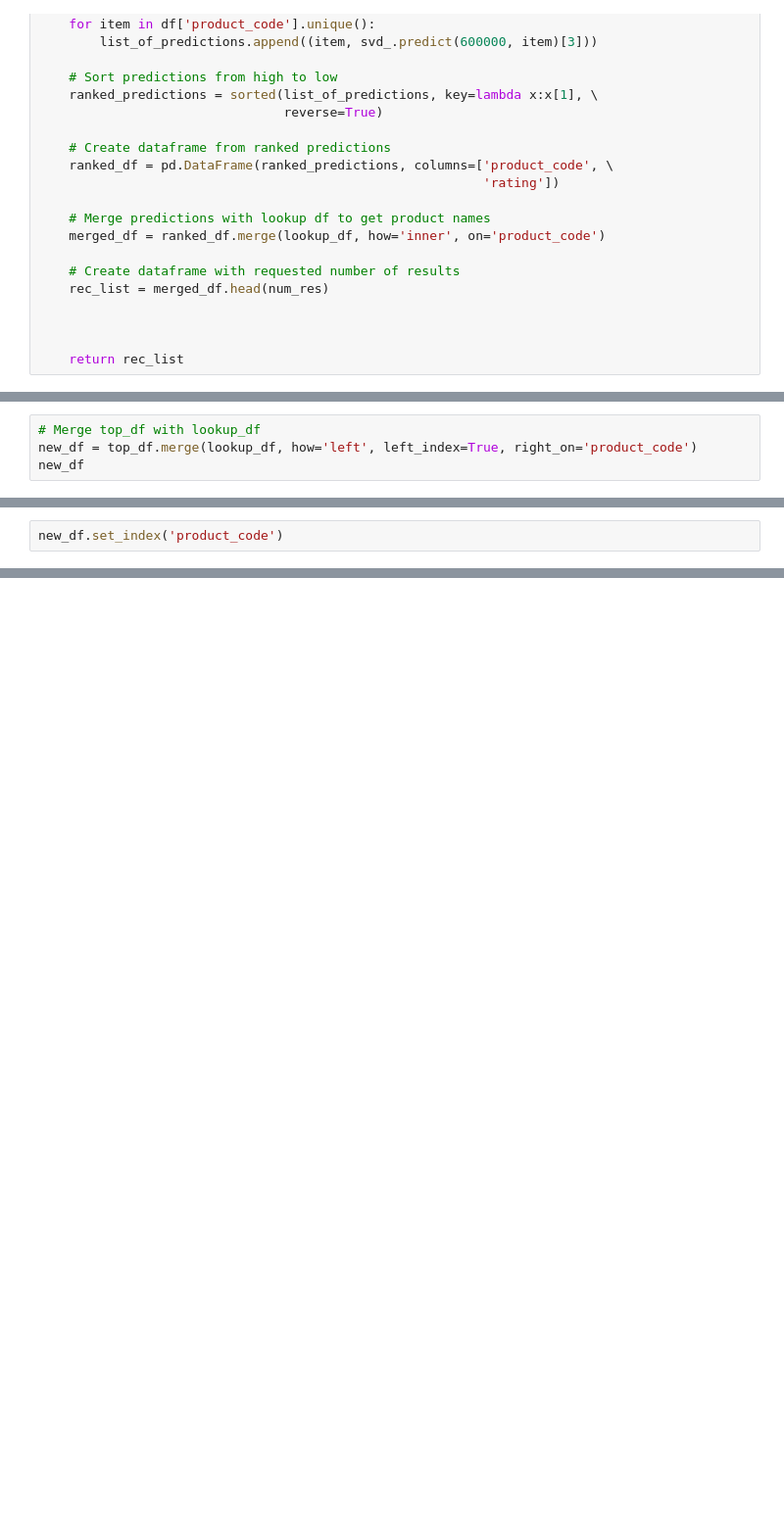
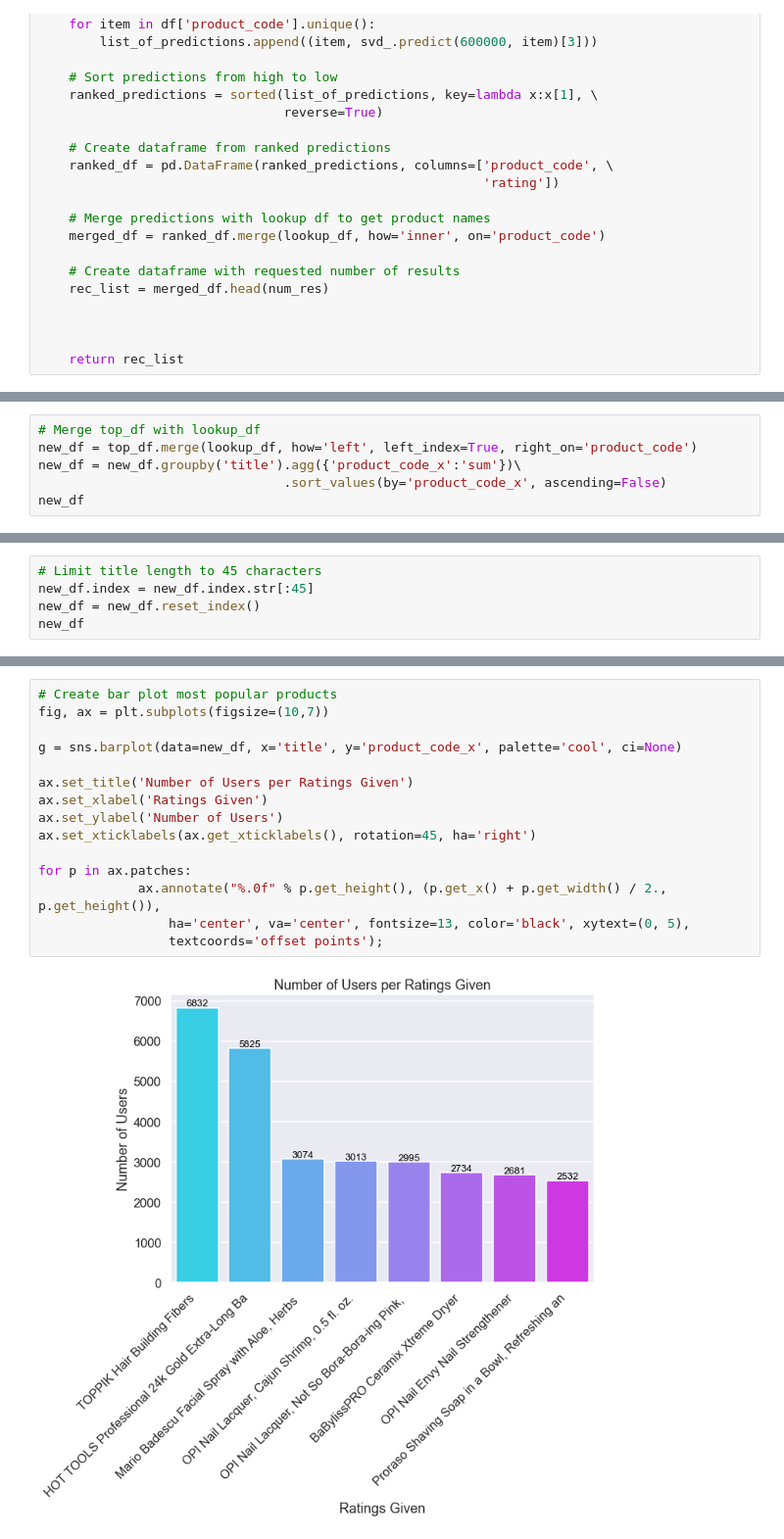
Before and after one commit to ds-leehanjin/amazon-recommender-system, a Jupyter notebook: notebook.ipynb, the cells around one changed output, grey strips where cells are left out. Shown at 98% size. Drawn from its saved outputs; the diff is of its cells as text; blank space fills up the shorter version.

```diff
--- a/notebook.ipynb
+++ b/notebook.ipynb
@@ -973,4 +994,6 @@ top_list
 # %%
 # Merge top_df with lookup_df
 new_df = top_df.merge(lookup_df, how='left', left_index=True, right_on='product_code')
+new_df = new_df.groupby('title').agg({'product_code_x':'sum'})\
+                                .sort_values(by='product_code_x', ascending=False)
 new_df
@@ -977,2 +1011,5 @@ new_df
-# %%
-new_df.set_index('product_code')
+# %%
+# Limit title length to 45 characters
+new_df.index = new_df.index.str[:45]
+new_df = new_df.reset_index()
+new_df
@@ -978,0 +1026,17 @@ new_df.set_index('product_code')
+# %%
+# Create bar plot most popular products
+fig, ax = plt.subplots(figsize=(10,7))
+
+g = sns.barplot(data=new_df, x='title', y='product_code_x', palette='cool', ci=None)
+
+ax.set_title('Number of Users per Ratings Given')
+ax.set_xlabel('Ratings Given')
+ax.set_ylabel('Number of Users')
+ax.set_xticklabels(ax.get_xticklabels(), rotation=45, ha='right')
+
+for p in ax.patches:
+             ax.annotate("%.0f" % p.get_height(), (p.get_x() + p.get_width() / 2., p.get_height()),
+                 ha='center', va='center', fontsize=13, color='black', xytext=(0, 5),
+                 textcoords='offset points');
+# %% [output]
+[figure, added]
```
Also changed, not shown: parts of 28 cells of this notebook, 1 other file.
